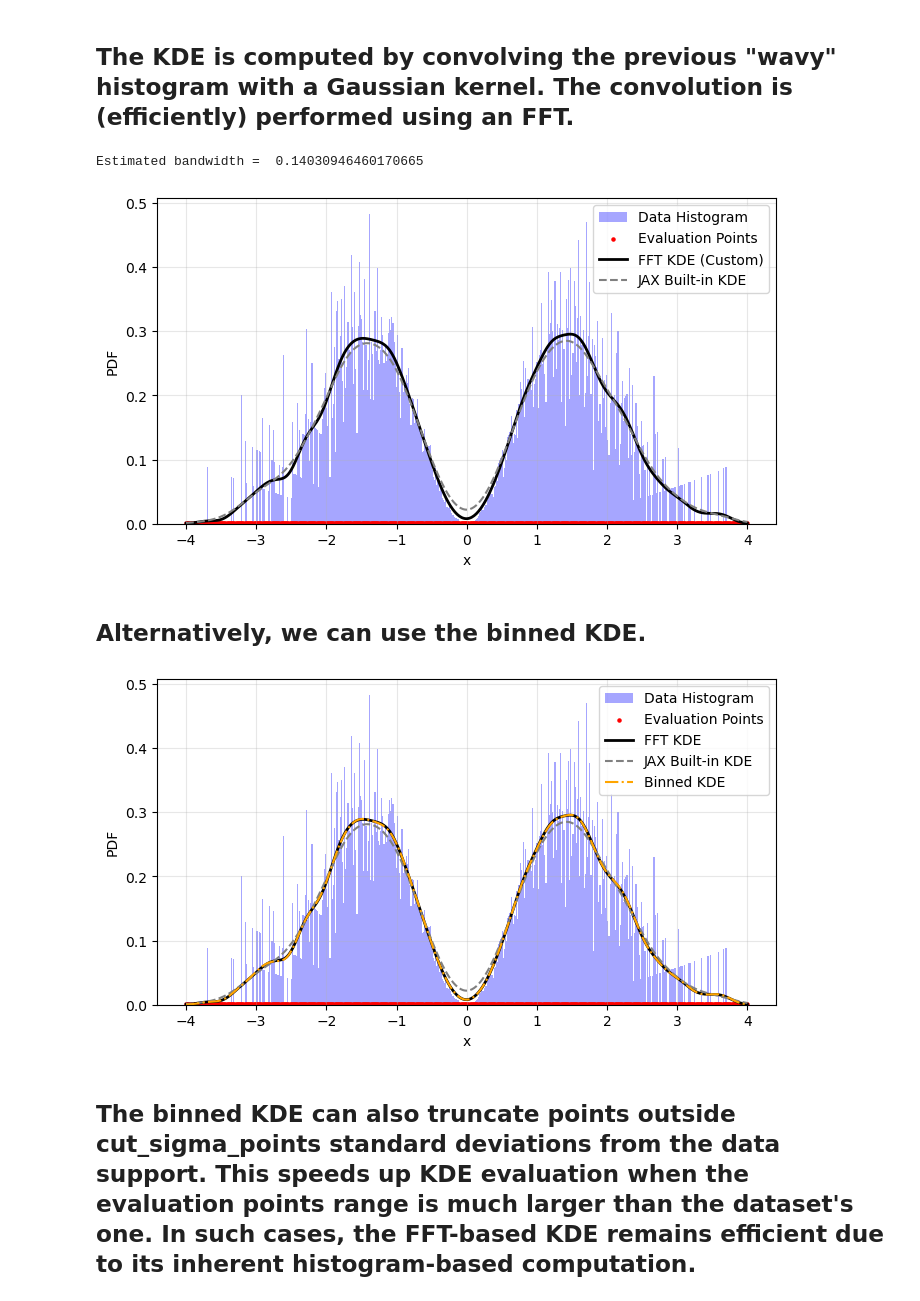
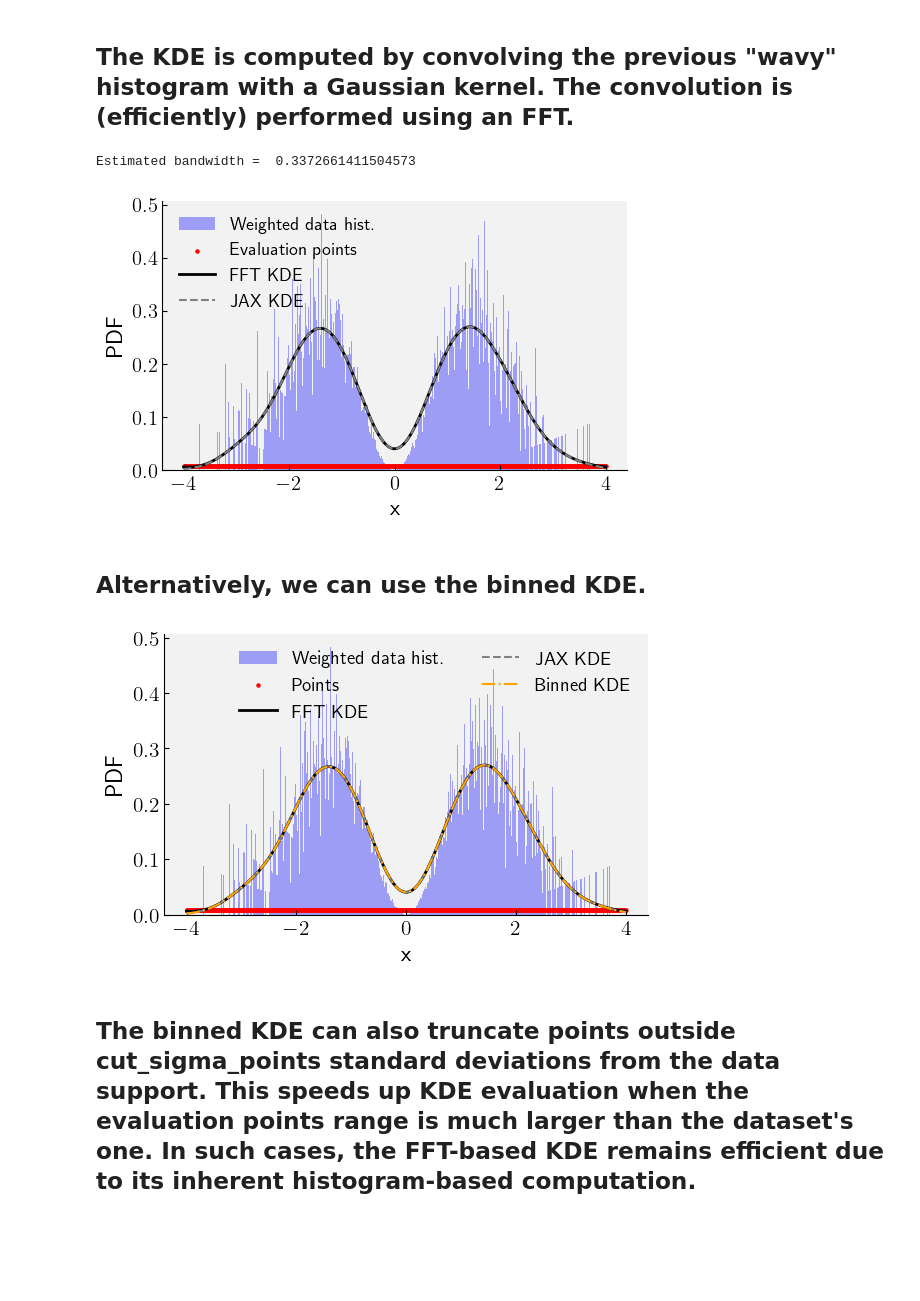
Before and after one commit to mtagliazucchi/KDExpress, a Jupyter notebook: examples/univariate.ipynb, the cells around one changed output. Drawn from its saved outputs; the diff is of its cells as text; code cells hidden in the pictures; blank space fills up the shorter version.

```diff
--- a/examples/univariate.ipynb
+++ b/examples/univariate.ipynb
@@ -49,8 +134,7 @@ Bin edges shape =  (501,)
 # %% [markdown]
 ## The KDE is computed by convolving the previous "wavy" histogram with a Gaussian kernel. The convolution is (efficiently) performed using an FFT.
 # %%
-# Calculate optimal bandwidth using Silverman's rule (or use a user-defined value)
-bw = silverman_bw1d(data_1d)
+bw = scott_bw1d(data_1d, weights)
 print("Estimated bandwidth = ", bw)
 
 # Compute KDE using FFT-based method (faster for large datasets)
@@ -60,58 +144,58 @@ pdf_est_fft = fft_kde1d(
     data_1d,
     weights=weights,
     bin_edges=bin_edges,
-    bw=bw
+    bw=bw,
 )
 
 # Compute KDE using JAX's built-in gaussian_kde implementation
 pdf_est_jax = jax.scipy.stats.gaussian_kde(
   data_1d,
   weights=weights,
-  bw_method=bw
+  bw_method=bw/ jnp.sqrt(jnp.average((data_1d-jnp.mean(data_1d))**2, weights=weights)) # for consistency
 )(points)
 
 # Plot
-plt.figure(figsize=(7, 4))
+plt.figure(figsize=(6, 3.5))
+scale_fonts_by_figsize(figsize=(6,3.5), base_scale=1.75)
 plt.hist(
   data_1d,
   weights=weights,
   bins=bin_edges,
   density=True,
   color='blue',
   alpha=0.35,
-  label='Data Histogram'
+  label='Weighted data hist.'
 )
 plt.scatter(
   points,
-  jnp.zeros_like(points)+0.001,  # Small vertical offset for visibility
+  jnp.zeros_like(points)+0.008,  # Small vertical offset for visibility
   c='red',
   s=5,
-  label='Evaluation Points'
+  label='Evaluation points'
 )
 plt.plot(
   points,
   pdf_est_fft,
   c='black',
   linewidth=2,
-  label='FFT KDE (Custom)'
+  label='FFT KDE'
 )
 plt.plot(
   points,
   pdf_est_jax,
   c='gray',
   linestyle='--',
-  label='JAX Built-in KDE'
+  label='JAX KDE'
 )
 
 plt.ylabel("PDF")
 plt.xlabel("x")
-plt.legend()
-plt.grid(True, alpha=0.3)
-plt.tight_layout()
+plt.legend(frameon=False)
+plt.savefig('kde_1d.pdf', bbox_inches='tight')
 plt.show()
 # %% [output]
-Estimated bandwidth =  0.14030946460170665
+Estimated bandwidth =  0.3372661411504573
-[figure, old version]
+[figure, new version]
 # %% [markdown]
 ## Alternatively, we can use the binned KDE.
 # %%
@@ -123,7 +207,8 @@ pdf_est_binned = binned_kde1d(points,
 )
 
 # Plot
-plt.figure(figsize=(7, 4))
+scale_fonts_by_figsize(figsize=(6.25,3.65), base_scale=1.75)
+plt.figure(figsize=(6.25, 3.65))
 plt.hist(
   data_1d,
   weights=weights,
@@ -131,14 +216,14 @@ plt.hist(
   density=True,
   color='blue',
   alpha=0.35,
-  label='Data Histogram'
+  label='Weighted data hist.'
 )
 plt.scatter(
   points,
-  jnp.zeros_like(points)+0.001,  # Small vertical offset for visibility
+  jnp.zeros_like(points)+0.008,  # Small vertical offset for visibility
   c='red',
   s=5,
-  label='Evaluation Points'
+  label='Points'
 )
 plt.plot(
   points,
@@ -152,7 +237,7 @@ plt.plot(
   pdf_est_jax,
   c='gray',
   linestyle='--',
-  label='JAX Built-in KDE'
+  label='JAX KDE'
 )
 plt.plot(points,
   pdf_est_binned,
@@ -163,12 +248,11 @@ plt.plot(points,
 
 plt.ylabel("PDF")
 plt.xlabel("x")
-plt.legend()
-plt.grid(True, alpha=0.3)
-plt.tight_layout()
+plt.legend(ncols=2, frameon=False)
+plt.savefig('kde_1d_with_binned.pdf', bbox_inches='tight')
 plt.show()
 # %% [output]
-[figure, old version]
+[figure, new version]
 # %% [markdown]
 ## The binned KDE can also truncate points outside cut_sigma_points standard deviations from the data support. This speeds up KDE evaluation when the evaluation points range is much larger than the dataset's one. In such cases, the FFT-based KDE remains efficient due to its inherent histogram-based computation.
 # %%
```
Also changed, not shown: parts of 11 cells of this notebook, 11 other files.
